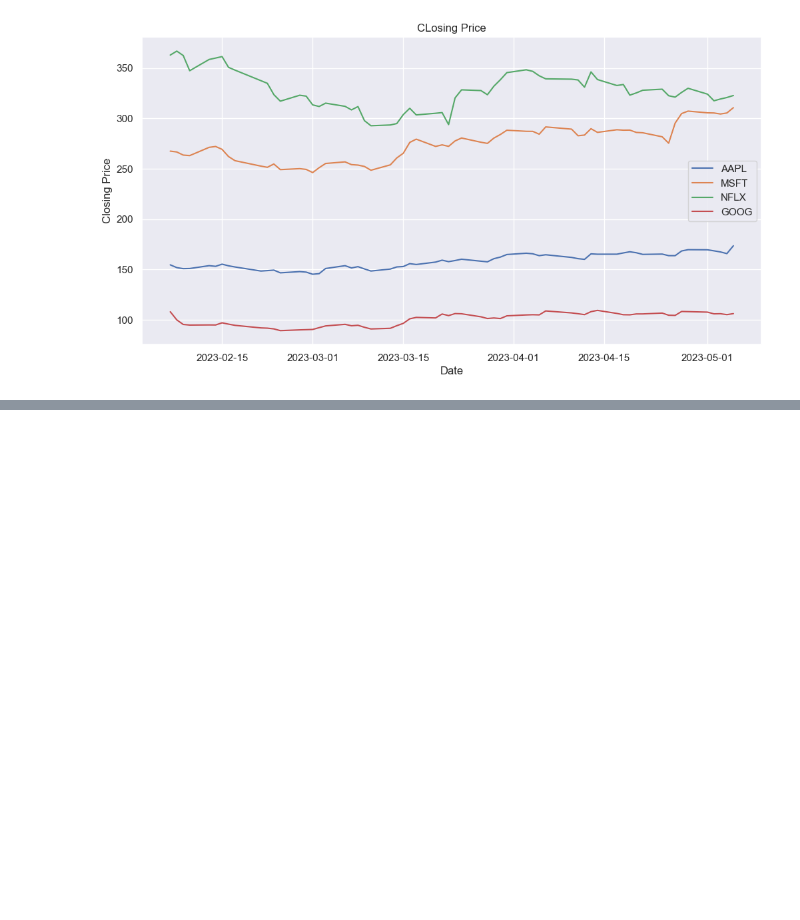
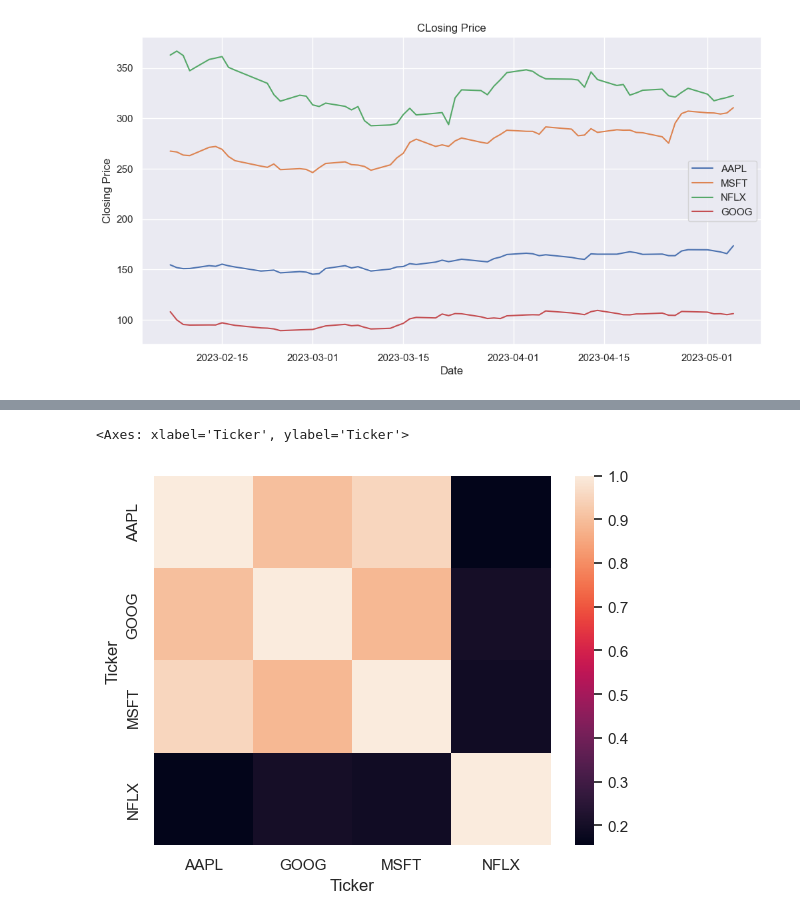
Before and after one commit to lucaslulucaslu/Data-Science-Practice-Projects, a Jupyter notebook: 11. Stock Price Forecasting/Stock Price Forecasting.ipynb, the cells around one changed output, grey strips where cells are left out. Saved outputs shown, nothing was run; the diff lists cells and outputs as text; code cells hidden in the pictures; blank space fills up the shorter version.

```diff
--- a/11. Stock Price Forecasting/Stock Price Forecasting.ipynb
+++ b/11. Stock Price Forecasting/Stock Price Forecasting.ipynb
@@ -65,0 +99,5 @@ plt.show()
+# %%
+sns.heatmap(c)
+# %% [output]
+<Axes: xlabel='Ticker', ylabel='Ticker'>
+[figure, added]
```
Also changed, not shown: parts of 6 cells of this notebook, 1 other file.
